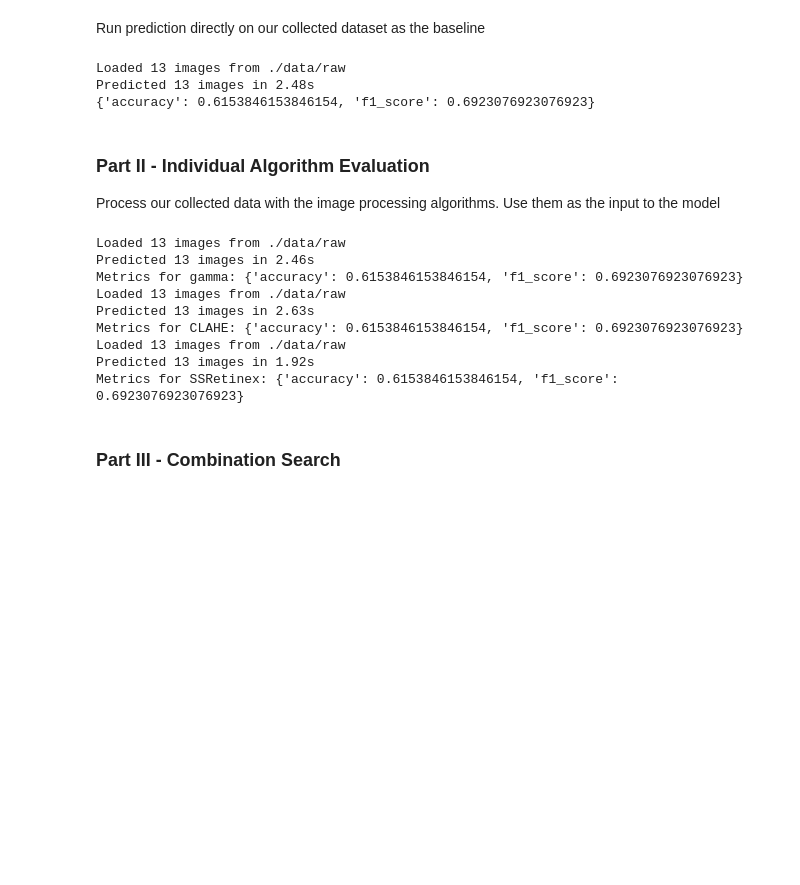
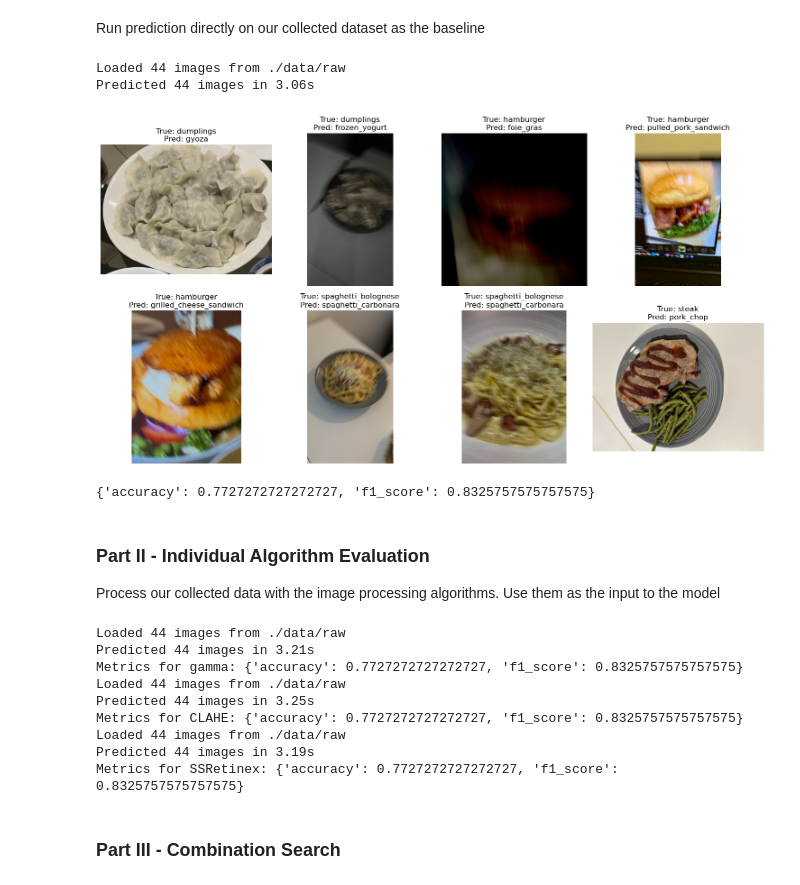
Before and after one commit to vincent8264/ECE253-food-classification, a Jupyter notebook: project.ipynb, the cells around one changed output. Saved outputs shown, nothing was run; the diff lists cells and outputs as text; code cells hidden in the pictures; blank space fills up the shorter version.

```diff
--- a/project.ipynb
+++ b/project.ipynb
@@ -29,12 +29,14 @@ Run prediction directly on our collected dataset as the baseline
 # %%
 dataset_path = './data/raw'
 results = model.predict_folder(dataset_path)
+plot.wrong_predictions(results, folder = dataset_path)
 metrics = calculate_metrics(**results)
 print(metrics)
 # %% [output]
-Loaded 13 images from ./data/raw
-Predicted 13 images in 2.48s
-{'accuracy': 0.6153846153846154, 'f1_score': 0.6923076923076923}
+Loaded 44 images from ./data/raw
+Predicted 44 images in 3.06s
+[figure, added]
+{'accuracy': 0.7727272727272727, 'f1_score': 0.8325757575757575}
 # %% [markdown]
 ### Part II - Individual Algorithm Evaluation
 
@@ -49,23 +51,24 @@ output_path = './data/preprocessed'
 
 for func in [gamma, CLAHE, SSRetinex]:
     preprocess_folder(func, input_dir=dataset_path, output_dir=output_path)
-    results = model.predict_folder(dataset_path)
+    results = model.predict_folder(output_path)
     metrics = calculate_metrics(**results)
     print(f"Metrics for {func.__name__}: {metrics}")
+    plot.wrong_predictions(results, folder = output_path)
 shutil.rmtree(output_path)
 
 # for func in [f1, f2, f3]:
 # for func in [d1, d2, d3]:
 # %% [output]
-Loaded 13 images from ./data/raw
-Predicted 13 images in 2.46s
-Metrics for gamma: {'accuracy': 0.6153846153846154, 'f1_score': 0.6923076923076923}
-Loaded 13 images from ./data/raw
-Predicted 13 images in 2.63s
-Metrics for CLAHE: {'accuracy': 0.6153846153846154, 'f1_score': 0.6923076923076923}
-Loaded 13 images from ./data/raw
-Predicted 13 images in 1.92s
-Metrics for SSRetinex: {'accuracy': 0.6153846153846154, 'f1_score': 0.6923076923076923}
+Loaded 44 images from ./data/raw
+Predicted 44 images in 3.21s
+Metrics for gamma: {'accuracy': 0.7727272727272727, 'f1_score': 0.8325757575757575}
+Loaded 44 images from ./data/raw
+Predicted 44 images in 3.25s
+Metrics for CLAHE: {'accuracy': 0.7727272727272727, 'f1_score': 0.8325757575757575}
+Loaded 44 images from ./data/raw
+Predicted 44 images in 3.19s
+Metrics for SSRetinex: {'accuracy': 0.7727272727272727, 'f1_score': 0.8325757575757575}
 # %% [markdown]
 ### Part III - Combination Search
 # %% [markdown]
```
Also changed, not shown: 5 other files.
